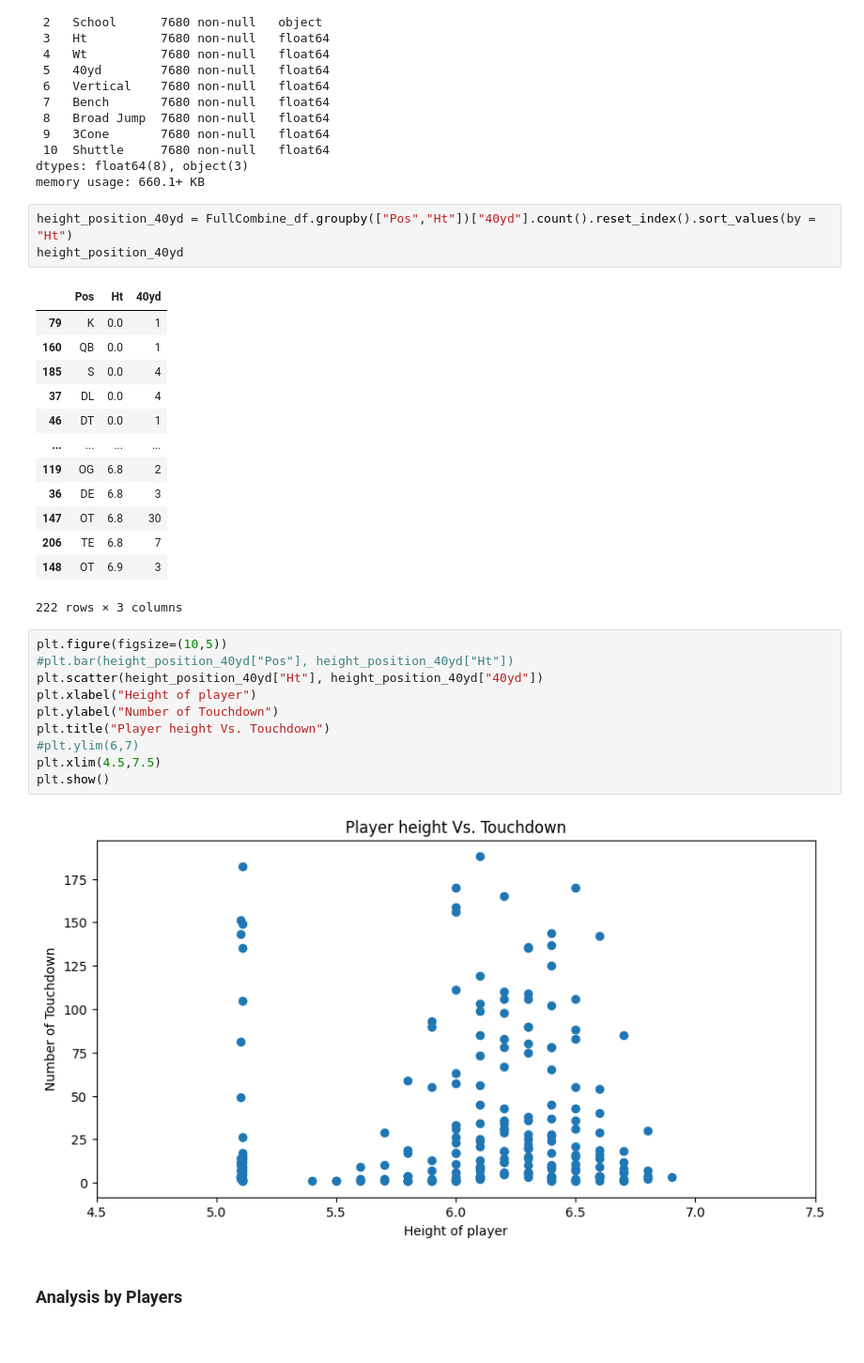
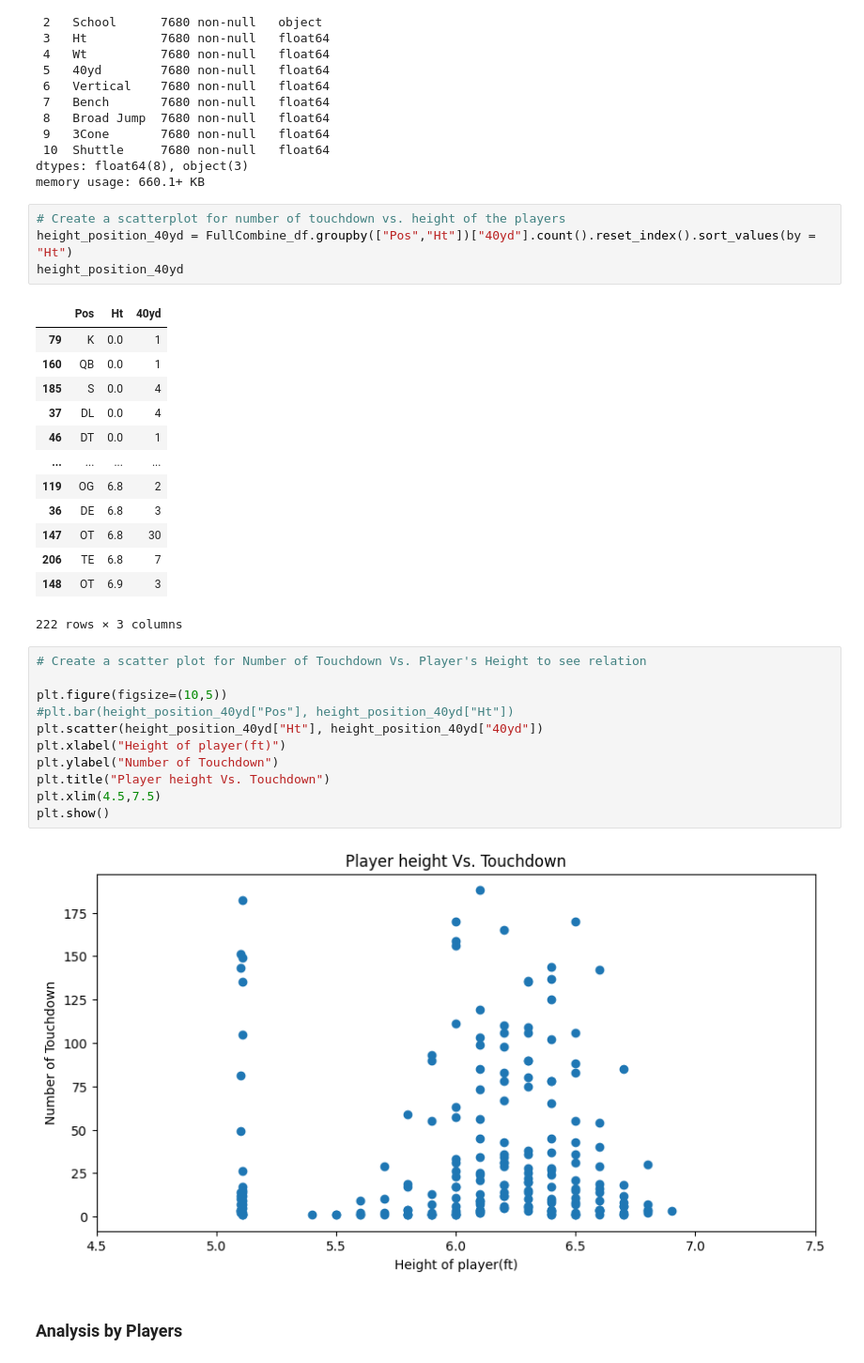
Before and after one commit to AiMO-MO-MO/Project-_FF, a Jupyter notebook: Fantasy_analysis.ipynb, the cells around one changed output. Shown at 94% size. Saved outputs shown, nothing was run; the diff lists cells and outputs as text.

```diff
--- a/Fantasy_analysis.ipynb
+++ b/Fantasy_analysis.ipynb
@@ -196,6 +202,7 @@ Data columns (total 11 columns):
 dtypes: float64(8), object(3)
 memory usage: 660.1+ KB
 # %%
+# Create a scatterplot for number of touchdown vs. height of the players
 height_position_40yd = FullCombine_df.groupby(["Pos","Ht"])["40yd"].count().reset_index().sort_values(by = "Ht")
 height_position_40yd
 # %% [output]
@@ -213,17 +220,18 @@ height_position_40yd
 | 148 | OT | 6.9 | 3 |
 222 rows × 3 columns
 # %%
+# Create a scatter plot for Number of Touchdown Vs. Player's Height to see relation
+
 plt.figure(figsize=(10,5))
 #plt.bar(height_position_40yd["Pos"], height_position_40yd["Ht"])
 plt.scatter(height_position_40yd["Ht"], height_position_40yd["40yd"])
-plt.xlabel("Height of player")
+plt.xlabel("Height of player(ft)")
 plt.ylabel("Number of Touchdown")
 plt.title("Player height Vs. Touchdown")
-#plt.ylim(6,7)
 plt.xlim(4.5,7.5)
 plt.show()
 # %% [output]
-[figure, old version]
+[figure, new version]
 # %% [markdown]
 ### Analysis by Players
 # %%
```
Also changed, not shown: parts of 108 cells of this notebook, 10 other files.
